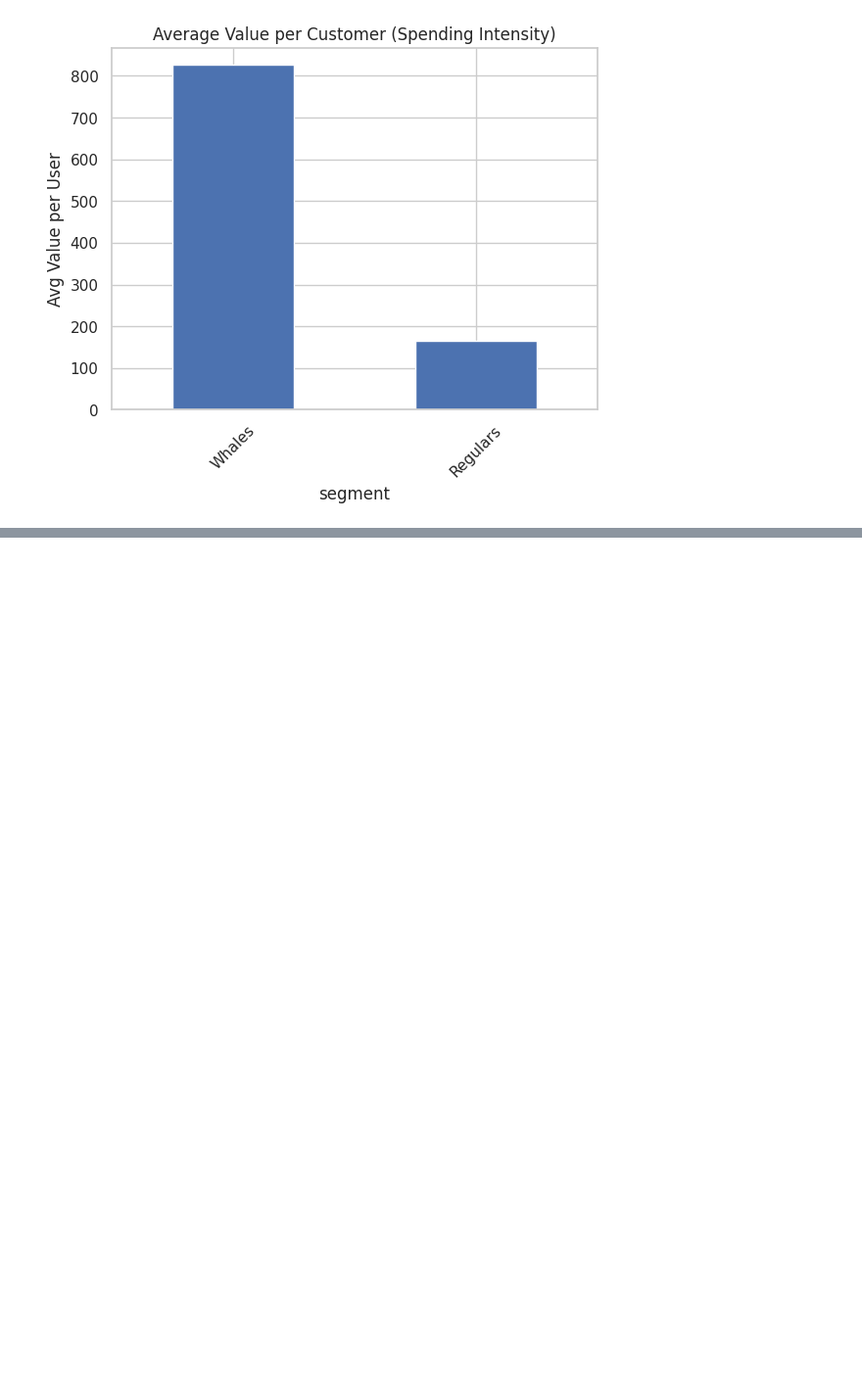
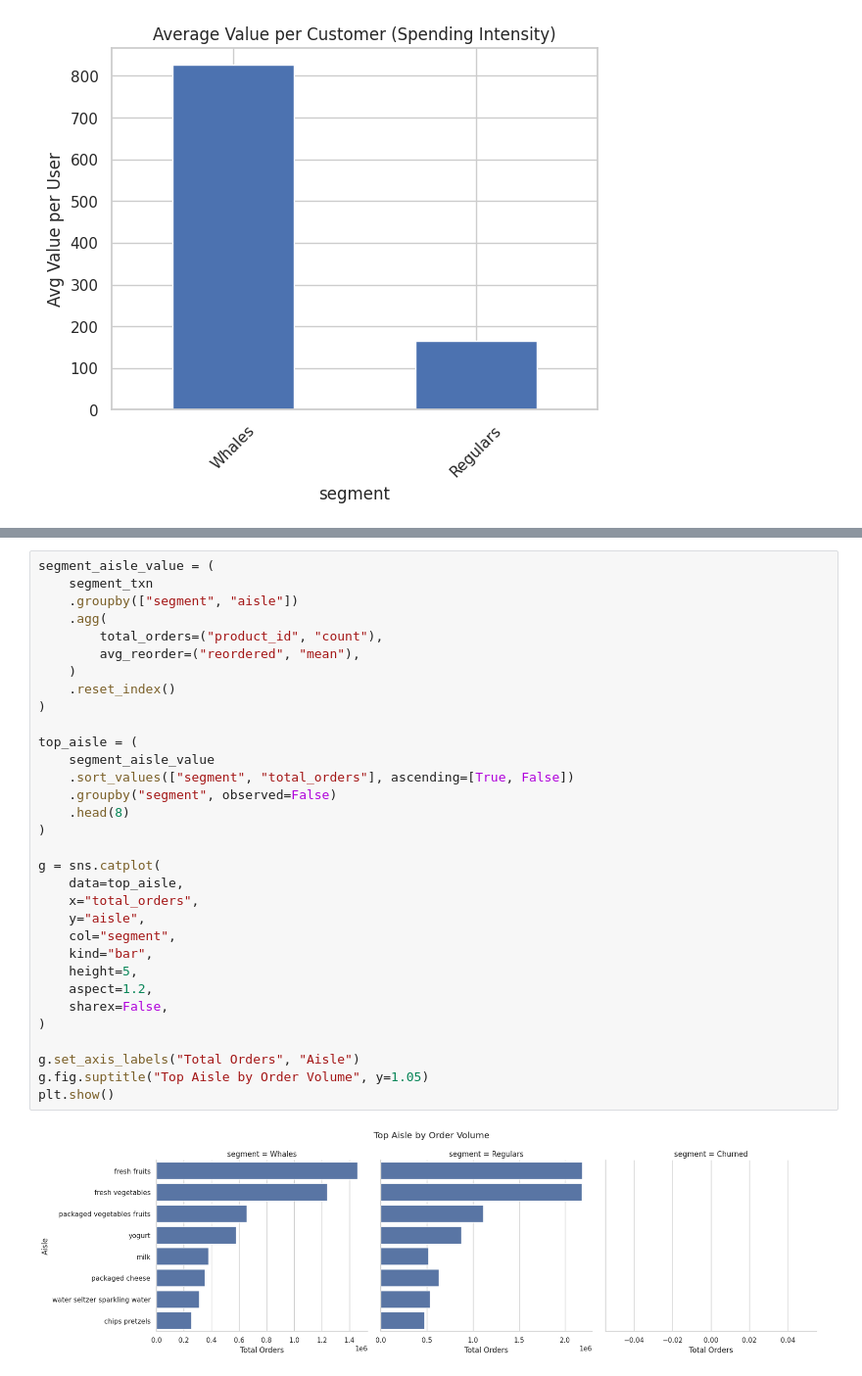
Before and after one commit to ppts2545/Instacart-Market-Basket-Analysis, a Jupyter notebook: notebooks/02_Exploratory_Data_Analysis/02a_customer_kpi_segments.ipynb, the cells around one changed output, grey strips where cells are left out. Shown at 98% size. Saved outputs shown, nothing was run; the diff lists cells and outputs as text; blank space fills up the shorter version.

```diff
--- a/notebooks/02_Exploratory_Data_Analysis/02a_customer_kpi_segments.ipynb
+++ b/notebooks/02_Exploratory_Data_Analysis/02a_customer_kpi_segments.ipynb
@@ -501,0 +673,34 @@ Error:
+# %%
+segment_aisle_value = (
+    segment_txn
+    .groupby(["segment", "aisle"])
+    .agg(
+        total_orders=("product_id", "count"),
+        avg_reorder=("reordered", "mean"),
+    )
+    .reset_index()
+)
+
+top_aisle = (
+    segment_aisle_value
+    .sort_values(["segment", "total_orders"], ascending=[True, False])
+    .groupby("segment", observed=False)
+    .head(8)
+)
+
+g = sns.catplot(
+    data=top_aisle,
+    x="total_orders",
+    y="aisle",
+    col="segment",
+    kind="bar",
+    height=5,
+    aspect=1.2,
+    sharex=False,
+)
+
+g.set_axis_labels("Total Orders", "Aisle")
+g.fig.suptitle("Top Aisle by Order Volume", y=1.05)
+plt.show()
+# %% [output]
+[figure, added]
```
Also changed, not shown: parts of 8 cells of this notebook.
